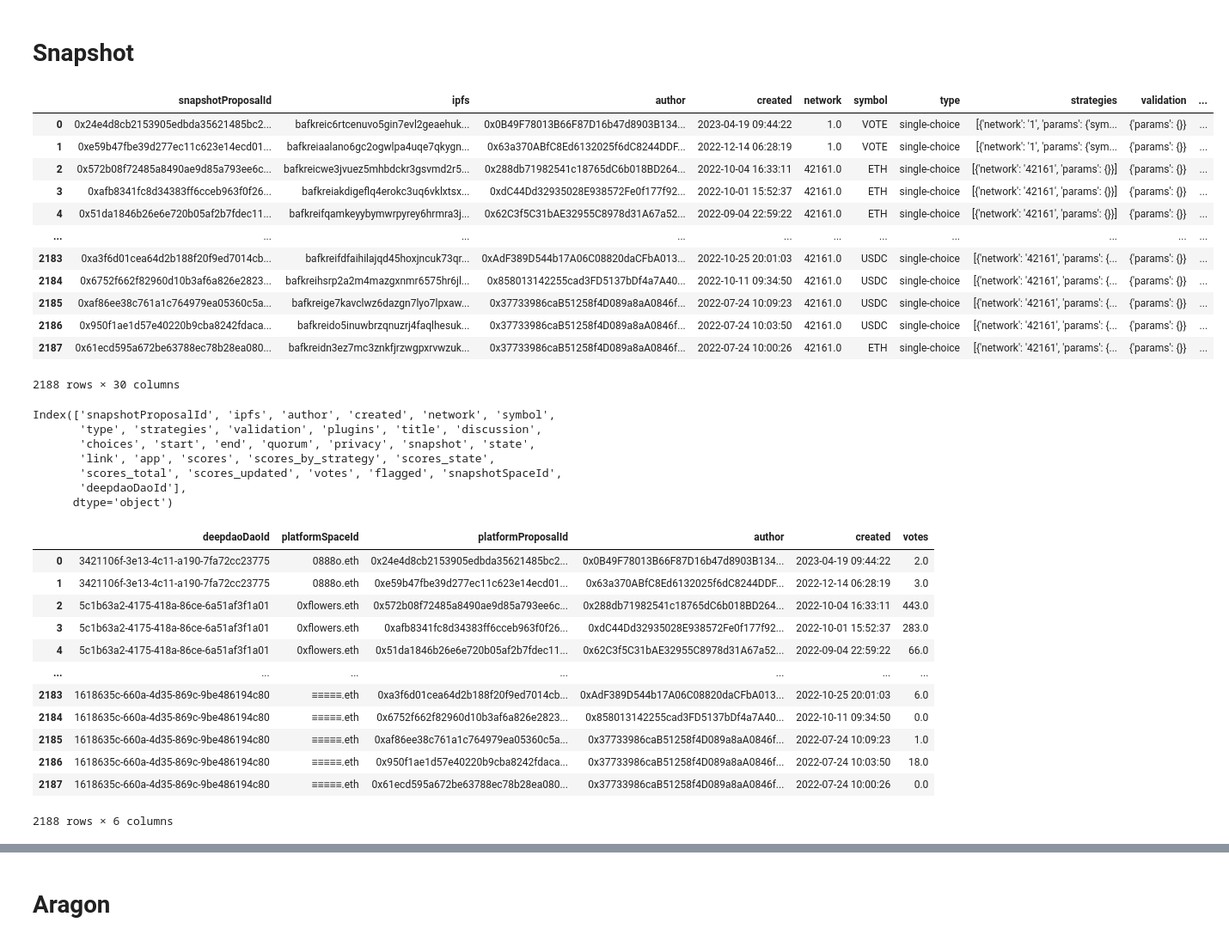
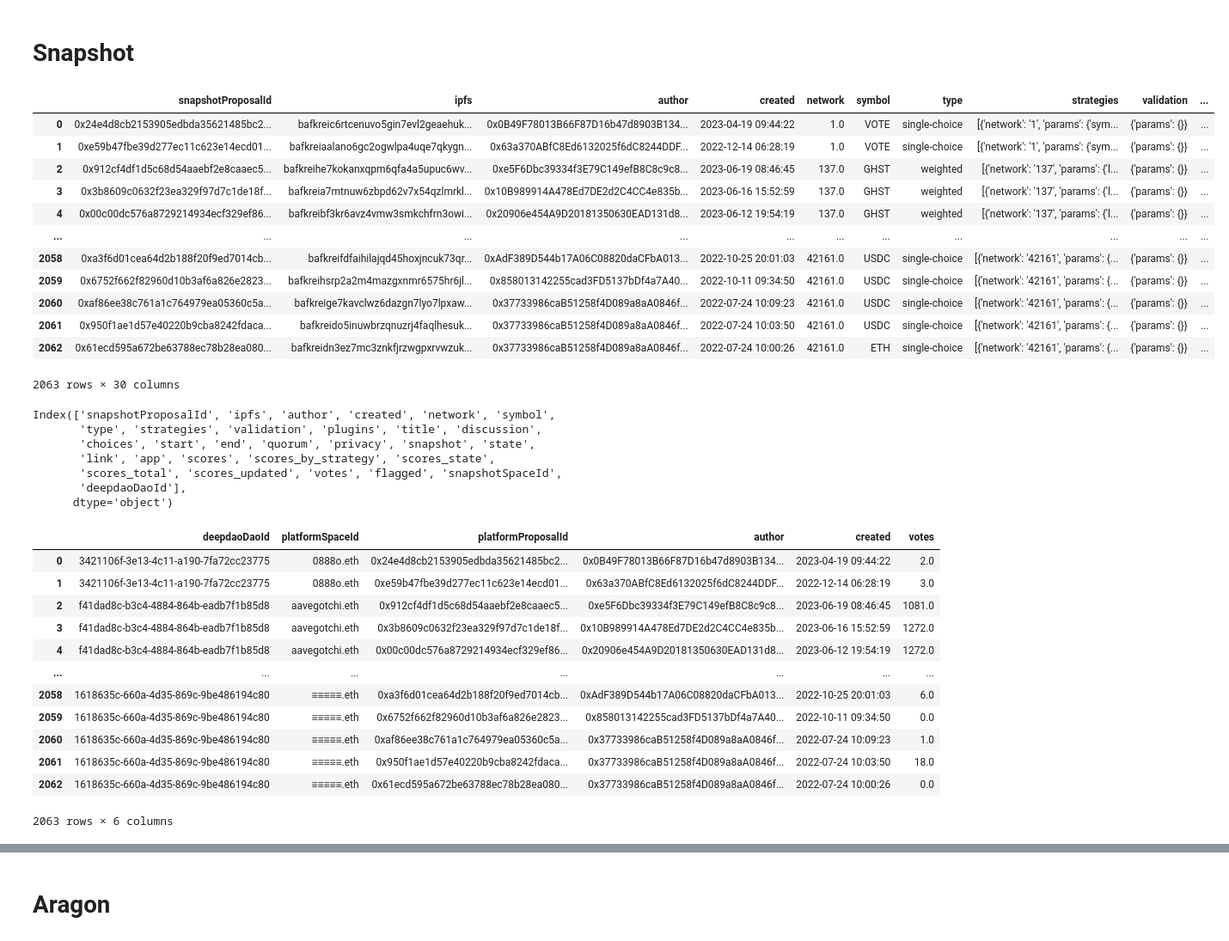
Before and after one commit to daviddavo/daos-verano, a Jupyter notebook: 04_concatenate_snapshot_and_aragon_data.ipynb, the cells around one changed output, grey strips where cells are left out. Shown at 86% size. Saved outputs shown, nothing was run; the diff lists cells and outputs as text; code cells hidden in the pictures.

```diff
--- a/04_concatenate_snapshot_and_aragon_data.ipynb
+++ b/04_concatenate_snapshot_and_aragon_data.ipynb
@@ -100,22 +100,22 @@ dtype: int64
 # %% [markdown]
 # Snapshot
 # %%
-snapshot_proposals_df = pd.read_csv('02_snapshot_proposals/1687429408_snapshot_proposals.csv')
+snapshot_proposals_df = pd.read_csv('02_snapshot_proposals/1687517391_snapshot_proposals.csv')
 snapshot_proposals_df
 # %% [output]
 |  | snapshotProposalId | ipfs | author | created | network | symbol | type | strategies | validation | ... |
 | 0 | 0x24e4d8cb2153905edbda35621485bc2... | bafkreic6rtcenuvo5gin7evl2geaehuk... | 0x0B49F78013B66F87D16b47d8903B134... | 2023-04-19 09:44:22 | 1.0 | VOTE | single-choice | [{'network': '1', 'params': {'sym... | {'params': {}} | ... |
 | 1 | 0xe59b47fbe39d277ec11c623e14ecd01... | bafkreiaalano6gc2ogwlpa4uqe7qkygn... | 0x63a370ABfC8Ed6132025f6dC8244DDF... | 2022-12-14 06:28:19 | 1.0 | VOTE | single-choice | [{'network': '1', 'params': {'sym... | {'params': {}} | ... |
-| 2 | 0x572b08f72485a8490ae9d85a793ee6c... | bafkreicwe3jvuez5mhbdckr3gsvmd2r5... | 0x288db71982541c18765dC6b018BD264... | 2022-10-04 16:33:11 | 42161.0 | ETH | single-choice | [{'network': '42161', 'params': {}}] | {'params': {}} | ... |
-| 3 | 0xafb8341fc8d34383ff6cceb963f0f26... | bafkreiakdigeflq4erokc3uq6vklxtsx... | 0xdC44Dd32935028E938572Fe0f177f92... | 2022-10-01 15:52:37 | 42161.0 | ETH | single-choice | [{'network': '42161', 'params': {}}] | {'params': {}} | ... |
-| 4 | 0x51da1846b26e6e720b05af2b7fdec11... | bafkreifqamkeyybymwrpyrey6hrmra3j... | 0x62C3f5C31bAE32955C8978d31A67a52... | 2022-09-04 22:59:22 | 42161.0 | ETH | single-choice | [{'network': '42161', 'params': {}}] | {'params': {}} | ... |
+| 2 | 0x912cf4df1d5c68d54aaebf2e8caaec5... | bafkreihe7kokanxqpm6qfa4a5upuc6wv... | 0xe5F6Dbc39334f3E79C149efB8C8c9c8... | 2023-06-19 08:46:45 | 137.0 | GHST | weighted | [{'network': '137', 'params': {'l... | {'params': {}} | ... |
+| 3 | 0x3b8609c0632f23ea329f97d7c1de18f... | bafkreia7mtnuw6zbpd62v7x54qzlmrkl... | 0x10B989914A478Ed7DE2d2C4CC4e835b... | 2023-06-16 15:52:59 | 137.0 | GHST | weighted | [{'network': '137', 'params': {'l... | {'params': {}} | ... |
+| 4 | 0x00c00dc576a8729214934ecf329ef86... | bafkreibf3kr6avz4vmw3smkchfrn3owi... | 0x20906e454A9D20181350630EAD131d8... | 2023-06-12 19:54:19 | 137.0 | GHST | weighted | [{'network': '137', 'params': {'l... | {'params': {}} | ... |
 | ... | ... | ... | ... | ... | ... | ... | ... | ... | ... | ... |
-| 2183 | 0xa3f6d01cea64d2b188f20f9ed7014cb... | bafkreifdfaihilajqd45hoxjncuk73qr... | 0xAdF389D544b17A06C08820daCFbA013... | 2022-10-25 20:01:03 | 42161.0 | USDC | single-choice | [{'network': '42161', 'params': {... | {'params': {}} | ... |
-| 2184 | 0x6752f662f82960d10b3af6a826e2823... | bafkreihsrp2a2m4mazgxnmr6575hr6jl... | 0x858013142255cad3FD5137bDf4a7A40... | 2022-10-11 09:34:50 | 42161.0 | USDC | single-choice | [{'network': '42161', 'params': {... | {'params': {}} | ... |
-| 2185 | 0xaf86ee38c761a1c764979ea05360c5a... | bafkreige7kavclwz6dazgn7lyo7lpxaw... | 0x37733986caB51258f4D089a8aA0846f... | 2022-07-24 10:09:23 | 42161.0 | USDC | single-choice | [{'network': '42161', 'params': {... | {'params': {}} | ... |
-| 2186 | 0x950f1ae1d57e40220b9cba8242fdaca... | bafkreido5inuwbrzqnuzrj4faqlhesuk... | 0x37733986caB51258f4D089a8aA0846f... | 2022-07-24 10:03:50 | 42161.0 | USDC | single-choice | [{'network': '42161', 'params': {... | {'params': {}} | ... |
-| 2187 | 0x61ecd595a672be63788ec78b28ea080... | bafkreidn3ez7mc3znkfjrzwgpxrvwzuk... | 0x37733986caB51258f4D089a8aA0846f... | 2022-07-24 10:00:26 | 42161.0 | ETH | single-choice | [{'network': '42161', 'params': {... | {'params': {}} | ... |
+| 2058 | 0xa3f6d01cea64d2b188f20f9ed7014cb... | bafkreifdfaihilajqd45hoxjncuk73qr... | 0xAdF389D544b17A06C08820daCFbA013... | 2022-10-25 20:01:03 | 42161.0 | USDC | single-choice | [{'network': '42161', 'params': {... | {'params': {}} | ... |
+| 2059 | 0x6752f662f82960d10b3af6a826e2823... | bafkreihsrp2a2m4mazgxnmr6575hr6jl... | 0x858013142255cad3FD5137bDf4a7A40... | 2022-10-11 09:34:50 | 42161.0 | USDC | single-choice | [{'network': '42161', 'params': {... | {'params': {}} | ... |
+| 2060 | 0xaf86ee38c761a1c764979ea05360c5a... | bafkreige7kavclwz6dazgn7lyo7lpxaw... | 0x37733986caB51258f4D089a8aA0846f... | 2022-07-24 10:09:23 | 42161.0 | USDC | single-choice | [{'network': '42161', 'params': {... | {'params': {}} | ... |
+| 2061 | 0x950f1ae1d57e40220b9cba8242fdaca... | bafkreido5inuwbrzqnuzrj4faqlhesuk... | 0x37733986caB51258f4D089a8aA0846f... | 2022-07-24 10:03:50 | 42161.0 | USDC | single-choice | [{'network': '42161', 'params': {... | {'params': {}} | ... |
+| 2062 | 0x61ecd595a672be63788ec78b28ea080... | bafkreidn3ez7mc3znkfjrzwgpxrvwzuk... | 0x37733986caB51258f4D089a8aA0846f... | 2022-07-24 10:00:26 | 42161.0 | ETH | single-choice | [{'network': '42161', 'params': {... | {'params': {}} | ... |
-2188 rows × 30 columns
+2063 rows × 30 columns
 # %%
 _pre_merge_deepdao_daos_df = deepdao_daos_df.drop(columns=['platformId', 'website', 'mostRecentProposalDate', 'aum'])
 # %%
@@ -146,16 +146,16 @@ _pre_merge_snapshot_proposals_df
 |  | deepdaoDaoId | platformSpaceId | platformProposalId | author | created | votes |
 | 0 | 3421106f-3e13-4c11-a190-7fa72cc23775 | 0888o.eth | 0x24e4d8cb2153905edbda35621485bc2... | 0x0B49F78013B66F87D16b47d8903B134... | 2023-04-19 09:44:22 | 2.0 |
 | 1 | 3421106f-3e13-4c11-a190-7fa72cc23775 | 0888o.eth | 0xe59b47fbe39d277ec11c623e14ecd01... | 0x63a370ABfC8Ed6132025f6dC8244DDF... | 2022-12-14 06:28:19 | 3.0 |
-| 2 | 5c1b63a2-4175-418a-86ce-6a51af3f1a01 | 0xflowers.eth | 0x572b08f72485a8490ae9d85a793ee6c... | 0x288db71982541c18765dC6b018BD264... | 2022-10-04 16:33:11 | 443.0 |
-| 3 | 5c1b63a2-4175-418a-86ce-6a51af3f1a01 | 0xflowers.eth | 0xafb8341fc8d34383ff6cceb963f0f26... | 0xdC44Dd32935028E938572Fe0f177f92... | 2022-10-01 15:52:37 | 283.0 |
-| 4 | 5c1b63a2-4175-418a-86ce-6a51af3f1a01 | 0xflowers.eth | 0x51da1846b26e6e720b05af2b7fdec11... | 0x62C3f5C31bAE32955C8978d31A67a52... | 2022-09-04 22:59:22 | 66.0 |
+| 2 | f41dad8c-b3c4-4884-864b-eadb7f1b85d8 | aavegotchi.eth | 0x912cf4df1d5c68d54aaebf2e8caaec5... | 0xe5F6Dbc39334f3E79C149efB8C8c9c8... | 2023-06-19 08:46:45 | 1081.0 |
+| 3 | f41dad8c-b3c4-4884-864b-eadb7f1b85d8 | aavegotchi.eth | 0x3b8609c0632f23ea329f97d7c1de18f... | 0x10B989914A478Ed7DE2d2C4CC4e835b... | 2023-06-16 15:52:59 | 1272.0 |
+| 4 | f41dad8c-b3c4-4884-864b-eadb7f1b85d8 | aavegotchi.eth | 0x00c00dc576a8729214934ecf329ef86... | 0x20906e454A9D20181350630EAD131d8... | 2023-06-12 19:54:19 | 1272.0 |
 | ... | ... | ... | ... | ... | ... | ... |
-| 2183 | 1618635c-660a-4d35-869c-9be486194c80 | ≡≡≡≡≡.eth | 0xa3f6d01cea64d2b188f20f9ed7014cb... | 0xAdF389D544b17A06C08820daCFbA013... | 2022-10-25 20:01:03 | 6.0 |
-| 2184 | 1618635c-660a-4d35-869c-9be486194c80 | ≡≡≡≡≡.eth | 0x6752f662f82960d10b3af6a826e2823... | 0x858013142255cad3FD5137bDf4a7A40... | 2022-10-11 09:34:50 | 0.0 |
-| 2185 | 1618635c-660a-4d35-869c-9be486194c80 | ≡≡≡≡≡.eth | 0xaf86ee38c761a1c764979ea05360c5a... | 0x37733986caB51258f4D089a8aA0846f... | 2022-07-24 10:09:23 | 1.0 |
-| 2186 | 1618635c-660a-4d35-869c-9be486194c80 | ≡≡≡≡≡.eth | 0x950f1ae1d57e40220b9cba8242fdaca... | 0x37733986caB51258f4D089a8aA0846f... | 2022-07-24 10:03:50 | 18.0 |
-| 2187 | 1618635c-660a-4d35-869c-9be486194c80 | ≡≡≡≡≡.eth | 0x61ecd595a672be63788ec78b28ea080... | 0x37733986caB51258f4D089a8aA0846f... | 2022-07-24 10:00:26 | 0.0 |
+| 2058 | 1618635c-660a-4d35-869c-9be486194c80 | ≡≡≡≡≡.eth | 0xa3f6d01cea64d2b188f20f9ed7014cb... | 0xAdF389D544b17A06C08820daCFbA013... | 2022-10-25 20:01:03 | 6.0 |
+| 2059 | 1618635c-660a-4d35-869c-9be486194c80 | ≡≡≡≡≡.eth | 0x6752f662f82960d10b3af6a826e2823... | 0x858013142255cad3FD5137bDf4a7A40... | 2022-10-11 09:34:50 | 0.0 |
+| 2060 | 1618635c-660a-4d35-869c-9be486194c80 | ≡≡≡≡≡.eth | 0xaf86ee38c761a1c764979ea05360c5a... | 0x37733986caB51258f4D089a8aA0846f... | 2022-07-24 10:09:23 | 1.0 |
+| 2061 | 1618635c-660a-4d35-869c-9be486194c80 | ≡≡≡≡≡.eth | 0x950f1ae1d57e40220b9cba8242fdaca... | 0x37733986caB51258f4D089a8aA0846f... | 2022-07-24 10:03:50 | 18.0 |
+| 2062 | 1618635c-660a-4d35-869c-9be486194c80 | ≡≡≡≡≡.eth | 0x61ecd595a672be63788ec78b28ea080... | 0x37733986caB51258f4D089a8aA0846f... | 2022-07-24 10:00:26 | 0.0 |
-2188 rows × 6 columns
+2063 rows × 6 columns
 # %%
 deepdao_daos_df_with_snapshot_proposals = pd.merge(
     _pre_merge_deepdao_daos_df,
```
Also changed, not shown: parts of 44 cells of this notebook, 2 other files.
